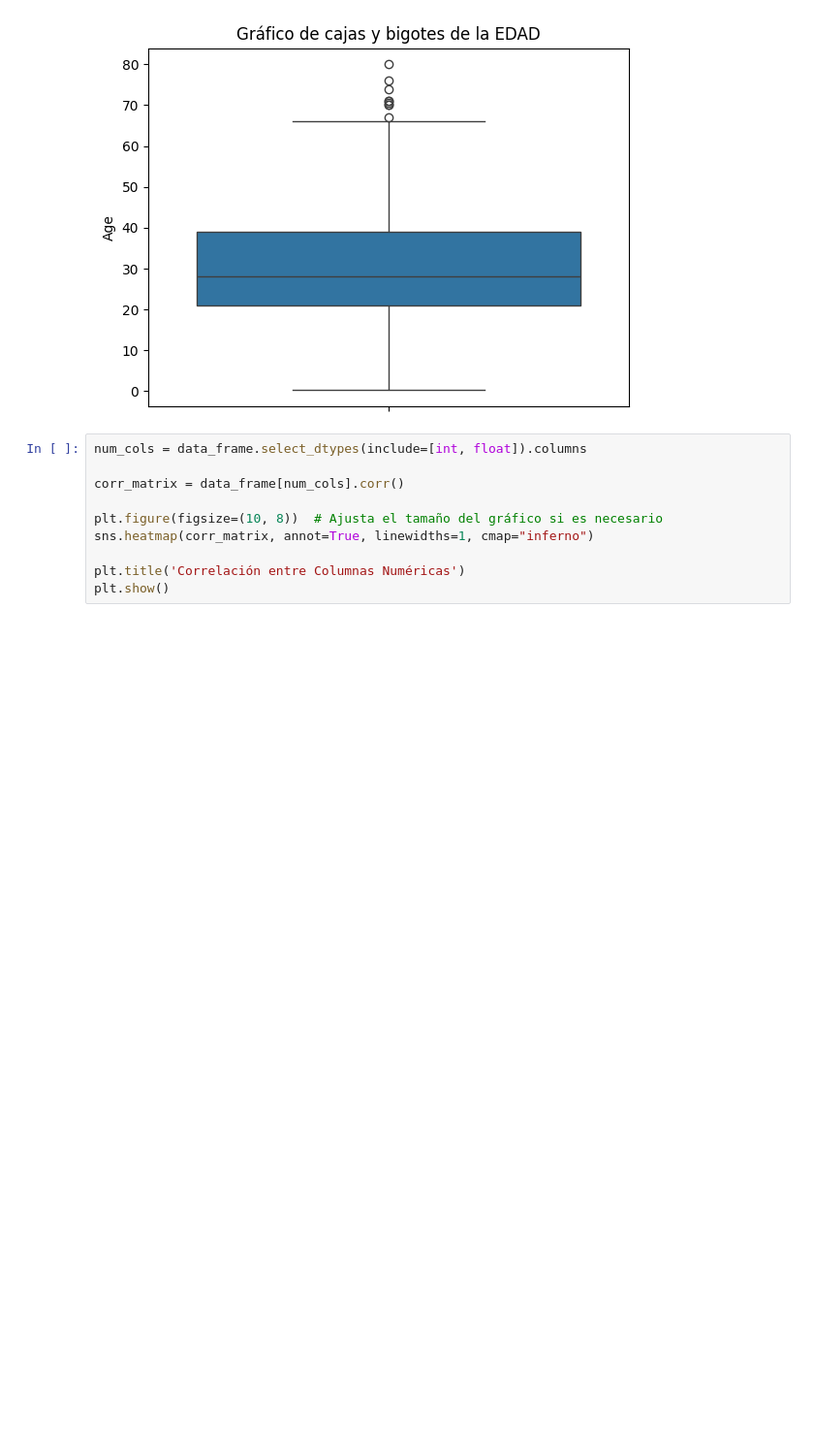
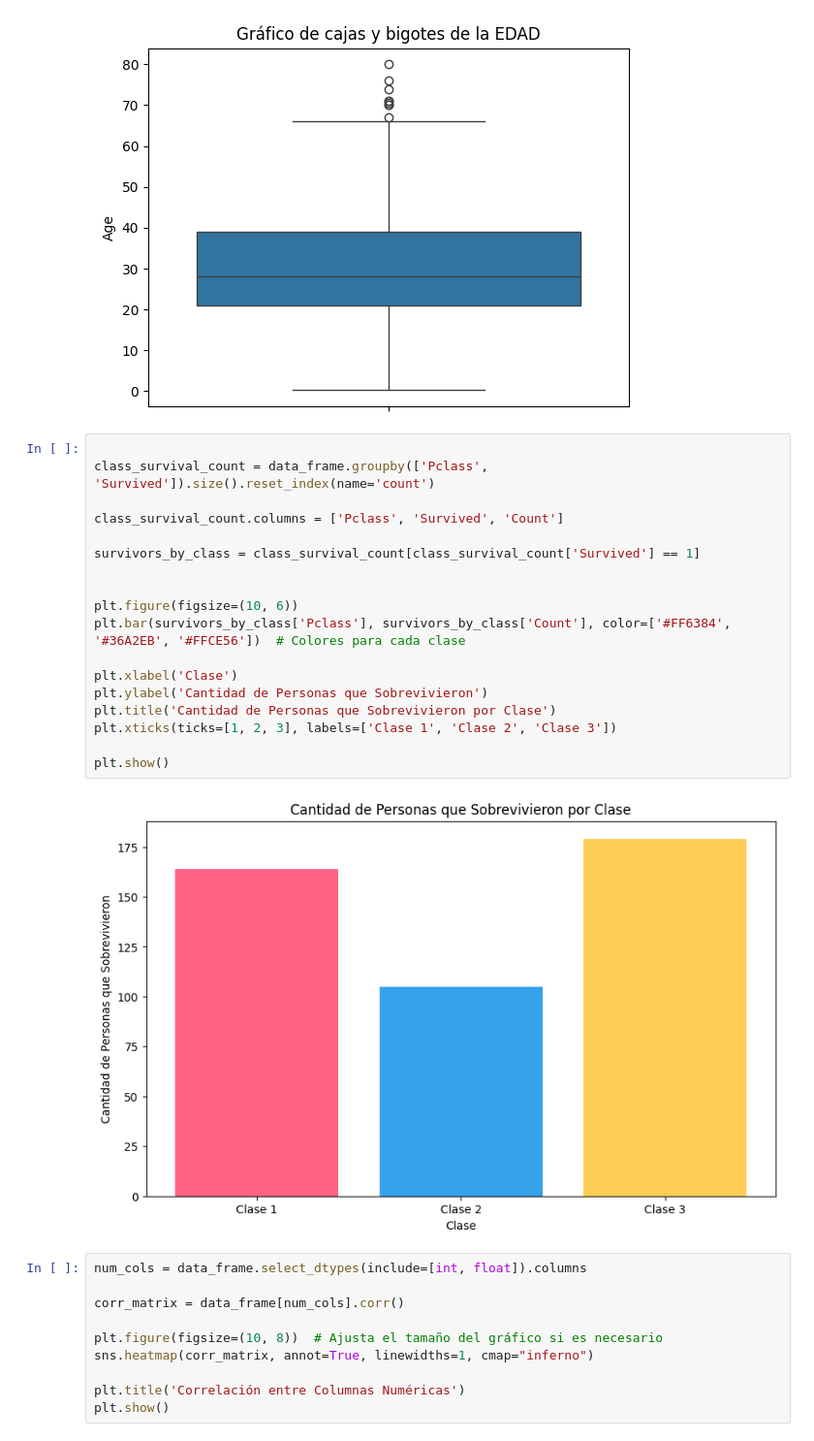
Before and after one commit to AndyMAG-dev/Proyecto-Optativa-Python, a Jupyter notebook: Proyecto_Final.ipynb, the cells around one changed output. Shown at 97% size. Drawn from its saved outputs; the diff is of its cells as text; blank space fills up the shorter version.

```diff
--- a/Proyecto_Final.ipynb
+++ b/Proyecto_Final.ipynb
@@ -90,6 +91,26 @@ sns.boxplot(data_frame['Age']).set_title('Gráfico de cajas y bigotes de la EDAD
 # %% [output]
 Text(0.5, 1.0, 'Gráfico de cajas y bigotes de la EDAD')
 [figure]
+# %%
+
+class_survival_count = data_frame.groupby(['Pclass', 'Survived']).size().reset_index(name='count')
+
+class_survival_count.columns = ['Pclass', 'Survived', 'Count']
+
+survivors_by_class = class_survival_count[class_survival_count['Survived'] == 1]
+
+
+plt.figure(figsize=(10, 6))
+plt.bar(survivors_by_class['Pclass'], survivors_by_class['Count'], color=['#FF6384', '#36A2EB', '#FFCE56'])  # Colores para cada clase
+
+plt.xlabel('Clase')
+plt.ylabel('Cantidad de Personas que Sobrevivieron')
+plt.title('Cantidad de Personas que Sobrevivieron por Clase')
+plt.xticks(ticks=[1, 2, 3], labels=['Clase 1', 'Clase 2', 'Clase 3'])
+
+plt.show()
+# %% [output]
+[figure, added]
 # %%
 num_cols = data_frame.select_dtypes(include=[int, float]).columns
 
```
Also changed, not shown: parts of 15 cells of this notebook.
